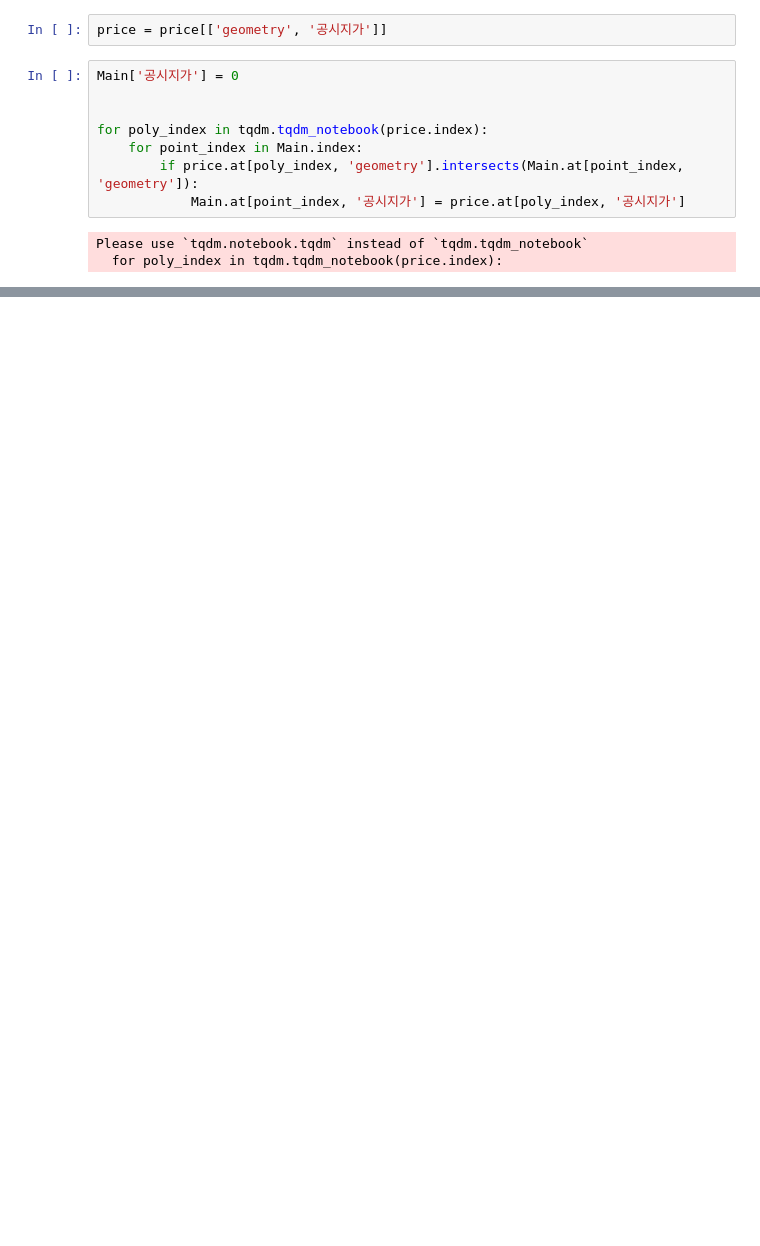
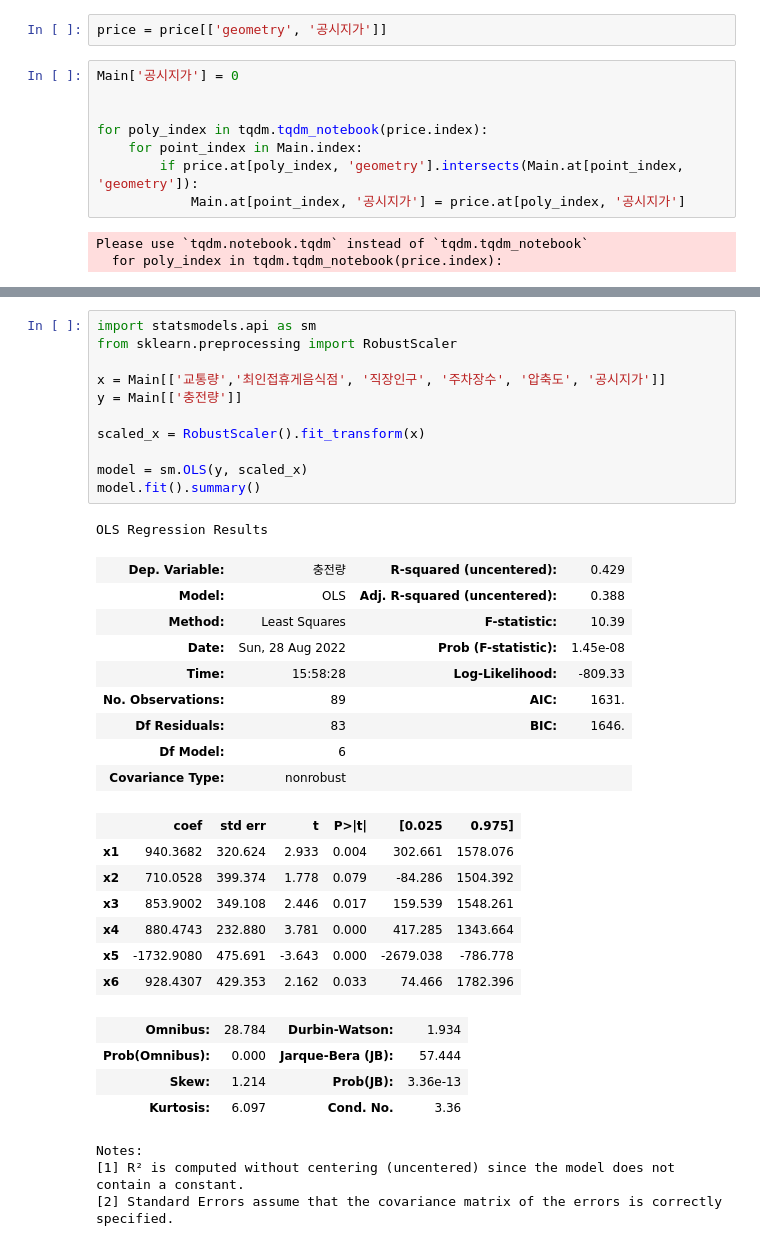
Before and after one commit to Charger-Charger/Main, a Jupyter notebook: 코드/전처리_수요.ipynb, the cells around one changed output, grey strips where cells are left out. Saved outputs shown, nothing was run; the diff lists cells and outputs as text; blank space fills up the shorter version.

```diff
--- a/코드/전처리_수요.ipynb
+++ b/코드/전처리_수요.ipynb
@@ -1098,0 +919,36 @@ np.sqrt(mean_squared_error(y_test, tree_reg.predict(scaled_x_test)))
+# %%
+import statsmodels.api as sm
+from sklearn.preprocessing import RobustScaler
+
+x = Main[['교통량','최인접휴게음식점', '직장인구', '주차장수', '압축도', '공시지가']]
+y = Main[['충전량']]
+
+scaled_x = RobustScaler().fit_transform(x)
+
+model = sm.OLS(y, scaled_x)
+model.fit().summary()
+# %% [output]
+OLS Regression Results
+| Dep. Variable: | 충전량 | R-squared (uncentered): | 0.429 |
+| Model: | OLS | Adj. R-squared (uncentered): | 0.388 |
+| Method: | Least Squares | F-statistic: | 10.39 |
+| Date: | Sun, 28 Aug 2022 | Prob (F-statistic): | 1.45e-08 |
+| Time: | 15:58:28 | Log-Likelihood: | -809.33 |
+| No. Observations: | 89 | AIC: | 1631. |
+| Df Residuals: | 83 | BIC: | 1646. |
+| Df Model: | 6 |  |  |
+| Covariance Type: | nonrobust |  |  |
+|  | coef | std err | t | P>|t| | [0.025 | 0.975] |
+| x1 | 940.3682 | 320.624 | 2.933 | 0.004 | 302.661 | 1578.076 |
+| x2 | 710.0528 | 399.374 | 1.778 | 0.079 | -84.286 | 1504.392 |
+| x3 | 853.9002 | 349.108 | 2.446 | 0.017 | 159.539 | 1548.261 |
+| x4 | 880.4743 | 232.880 | 3.781 | 0.000 | 417.285 | 1343.664 |
+| x5 | -1732.9080 | 475.691 | -3.643 | 0.000 | -2679.038 | -786.778 |
+| x6 | 928.4307 | 429.353 | 2.162 | 0.033 | 74.466 | 1782.396 |
+| Omnibus: | 28.784 | Durbin-Watson: | 1.934 |
+| Prob(Omnibus): | 0.000 | Jarque-Bera (JB): | 57.444 |
+| Skew: | 1.214 | Prob(JB): | 3.36e-13 |
+| Kurtosis: | 6.097 | Cond. No. | 3.36 |
+Notes:
+[1] R² is computed without centering (uncentered) since the model does not contain a constant.
+[2] Standard Errors assume that the covariance matrix of the errors is correctly specified.
```
Also changed, not shown: parts of 90 cells of this notebook.
